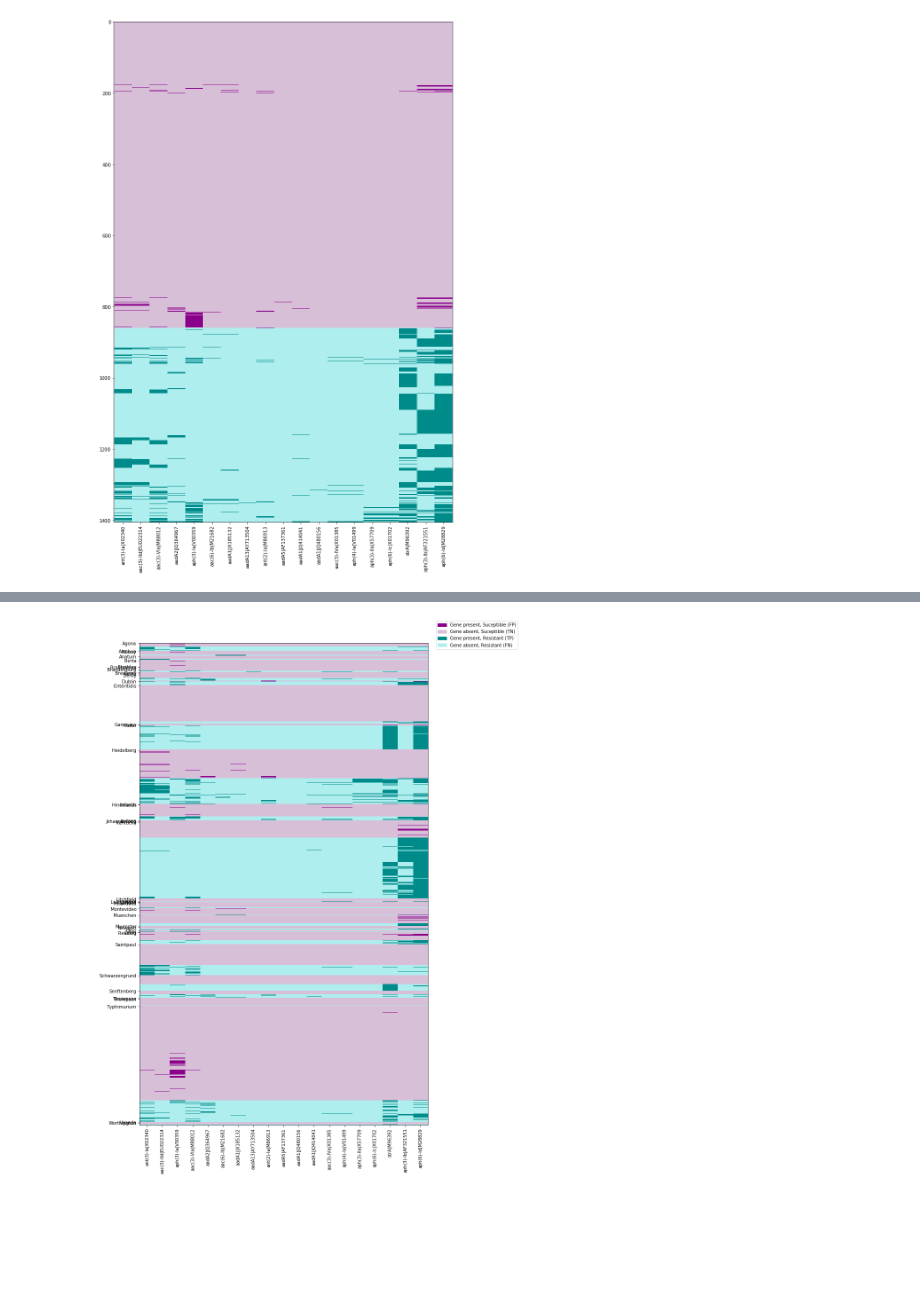
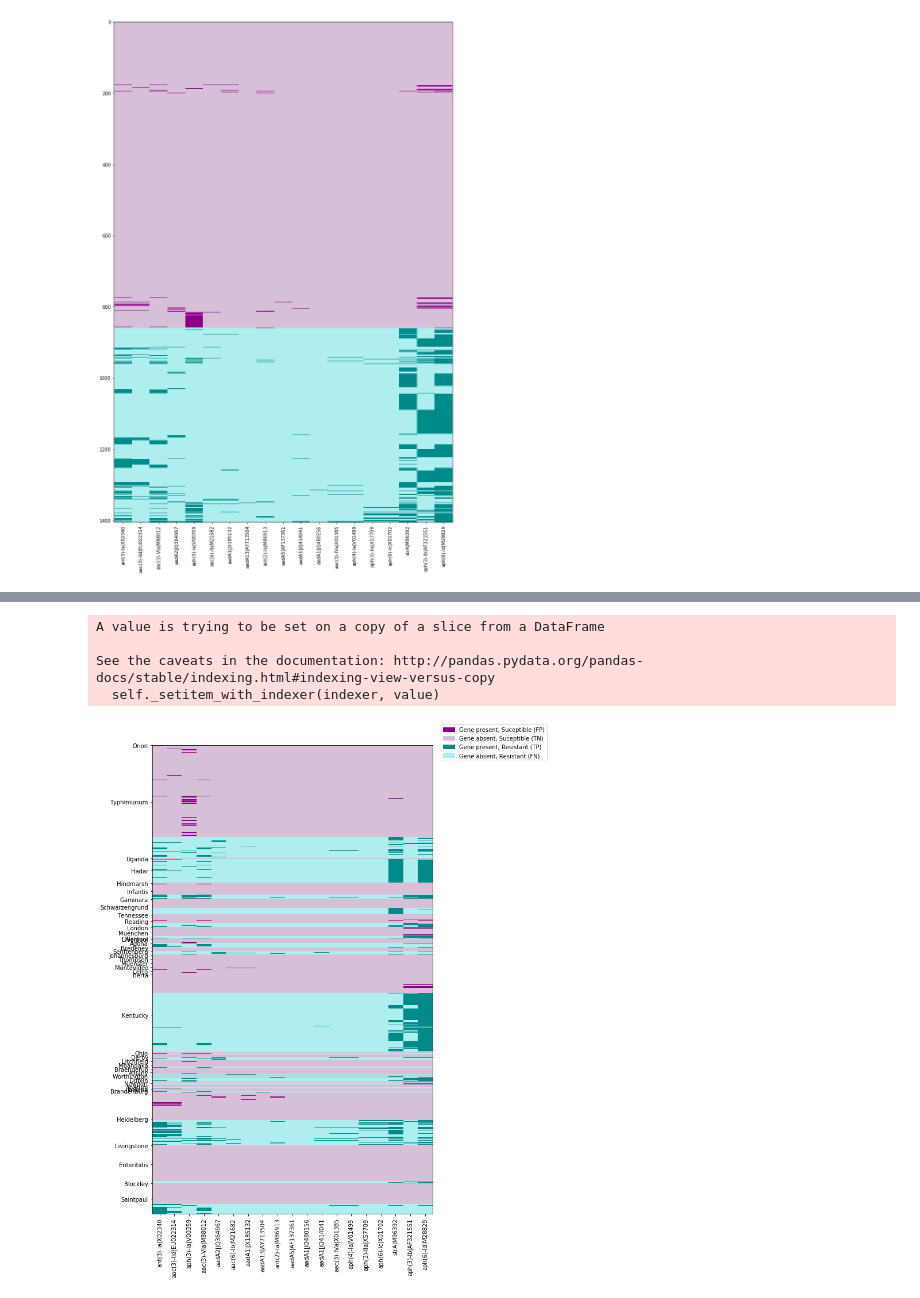
Before and after one commit to superphy/phenores, a Jupyter notebook: notebooks/3.0-mwhitesi-strepto-eda.ipynb, the cells around one changed output, grey strips where cells are left out. Drawn from its saved outputs; the diff is of its cells as text; code cells hidden in the pictures; blank space fills up the shorter version.

```diff
--- a/notebooks/3.0-mwhitesi-strepto-eda.ipynb
+++ b/notebooks/3.0-mwhitesi-strepto-eda.ipynb
@@ -187,9 +183,33 @@ gdf2 = streptodf[genes]
 y = streptodf['phenotypic_streptomycin']
 
 # Organize matrix by serovar & resistant status
-labels = streptodf.serovar.astype(str) +'_'+ y.astype(str)
-roword = np.argsort(labels)
-labels = labels.iloc[roword]
+# labels = streptodf.serovar.astype(str) +'_'+ y.astype(str)
+# roword = np.argsort(labels)
+# labels = labels.iloc[roword]
+labeldf = streptodf[['serovar','phenotypic_streptomycin']]
+labeldf = labeldf.assign(order=np.nan)
+sLength = len(labeldf['serovar'])
+ascord = labeldf.groupby(['serovar']).size().sort_values()
+i = 0
+j = len(ascord)-1
+k = 0
+label_unique = []
+while i <= j:
+    nextlabel = ascord.index[i]
+    labeldf['order'].loc[labeldf.serovar == nextlabel] = k
+    label_unique.append(nextlabel)
+    k += 1
+    if j != i:
+        nextlabel = ascord.index[j]
+        labeldf['order'].loc[labeldf.serovar == nextlabel] = k
+        k += 1
+        label_unique.append(nextlabel)
+    j -= 1
+    i += 1
+
+sortinglabels = labeldf.order.astype(str) +'_'+ y.astype(str)
+roword = np.argsort(sortinglabels)
+labeldf = labeldf.iloc[roword,:]
 
 # Organize columns by similarity of sets
 firstcol = np.where(gdf2.sum(axis=0) == gdf2.sum(axis=0).max())[0][0] # Pick column with most widely distributed gene
@@ -198,47 +218,47 @@ firstcol = np.where(gdf2.sum(axis=0) == gdf2.sum(axis=0).max())[0][0] # Pick col
 col_jacc = 1 - pairwise_distances(gdf2.T, metric = "hamming")
 colord = np.argsort(col_jacc[firstcol,:])
 
-label_unique = []
+label_indices.append(ix[0][0])
+
 label_indices = []
-labels2 = np.char.replace(labels.values.astype(str), '_1.0','')
-labels2 = np.char.replace(labels2, '_0.0','')
-for l in np.unique(labels2):
-    ix = np.where(labels2 == l)
-    label_unique.append(l)
-    label_indices.append(ix[0][0])
+for l in label_unique:
+    ix = np.where(labeldf.serovar == l)
+    row = int(len(ix[0])/2)-1
+    label_indices.append(ix[0][row])
 
 edf = gdf2.copy()
 for i in gdf2:
     hasgene = (gdf2[i] == 1).values
     edf.loc[((y == 1).values & hasgene), i] = 4  # TP
     edf.loc[((y == 0).values & hasgene), i] = 1  # FP
     edf.loc[((y == 1).values & ~hasgene), i] = 3  # FN
     edf.loc[((y == 0).values & ~hasgene), i] = 2  # TN
 
 # Sort matrix using previously computed orders
 edf = edf.iloc[:,colord]
 edf = edf.iloc[roword, :]
 
 # define the colormap
 cmap = mpl.colors.ListedColormap(["darkmagenta","thistle","paleturquoise","darkcyan"], name='custom', N=None)
-
-fig, ax = plt.subplots(1,1, figsize=(20,20))
+fig, ax = plt.subplots(1,1, figsize=(15,15))
 
 ax.imshow(edf, cmap=cmap, interpolation='none')
 ax.set_aspect(0.025)
 plt.xticks(range(19), edf.columns.values, rotation='vertical')
 plt.yticks(label_indices, label_unique)
 
 # Legend
 import matplotlib.patches as mpatches
 red_patch = mpatches.Patch(color='darkmagenta', label='Gene present, Suceptible (FP)')
 pink_patch = mpatches.Patch(color='thistle', label='Gene absent, Suceptible (TN)')
 blue_patch = mpatches.Patch(color='darkcyan', label='Gene present, Resistant (TP)')
 aqua_patch = mpatches.Patch(color='paleturquoise', label='Gene absent, Resistant (FN)')
 ax.legend(handles=[red_patch, pink_patch, blue_patch, aqua_patch], loc='upper left', bbox_to_anchor=(1.02, 1.05))
 
 plt.show()
-
-plt.show()
 # %% [output]
+A value is trying to be set on a copy of a slice from a DataFrame
+
+See the caveats in the documentation: http://pandas.pydata.org/pandas-docs/stable/indexing.html#indexing-view-versus-copy
+  self._setitem_with_indexer(indexer, value)
-[figure, old version]
+[figure, new version]
```
Also changed, not shown: parts of 10 cells of this notebook, 5 other files.
